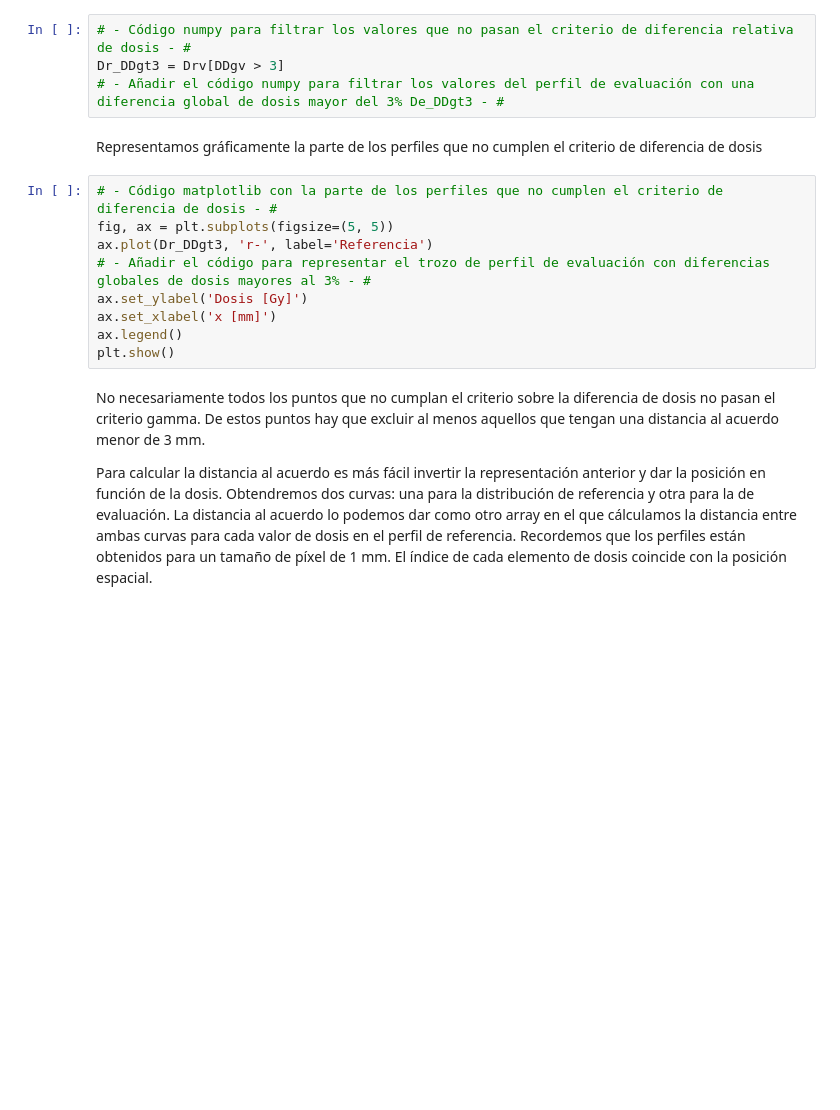
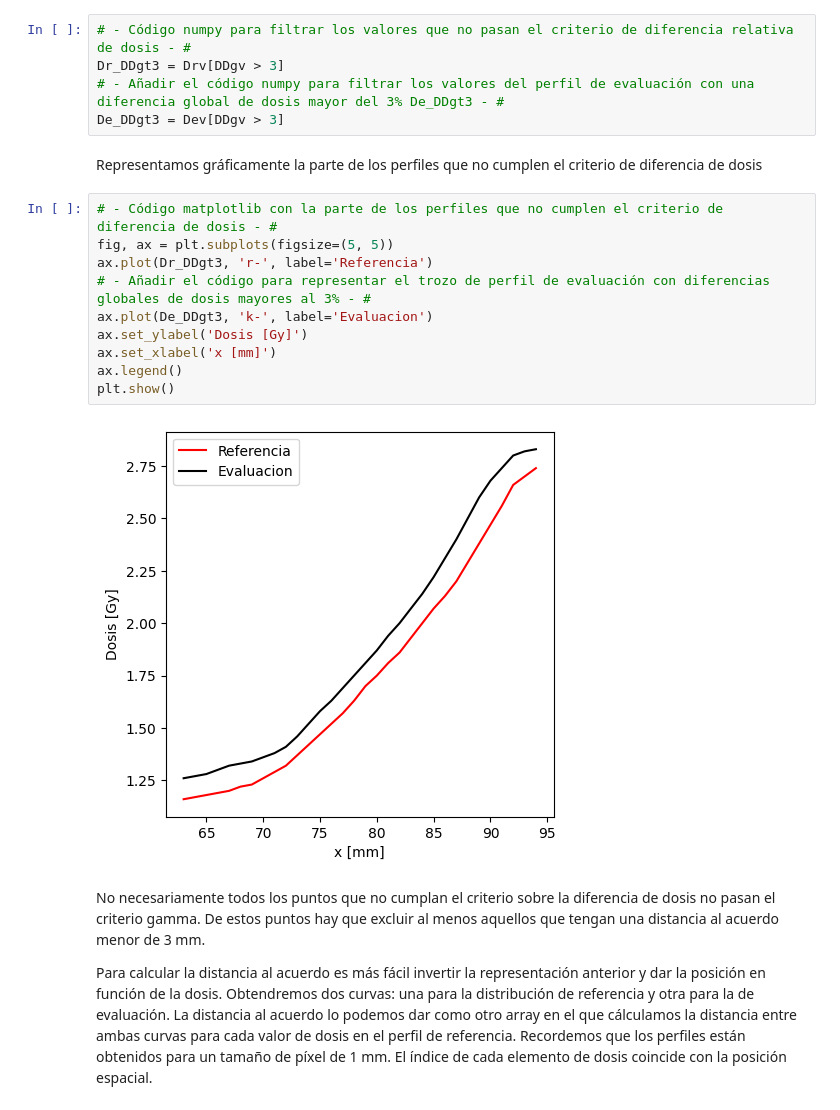
Before and after one commit to SofiBelmon/Practica1_radioterapia, a Jupyter notebook: Enunciados/ComparacionDistribucionesDosis/DistribucionesDosisIndiceGammaPropuesta.ipynb, the cells around one changed output. Saved outputs shown, nothing was run; the diff lists cells and outputs as text; blank space fills up the shorter version.

```diff
--- a/Enunciados/ComparacionDistribucionesDosis/DistribucionesDosisIndiceGammaPropuesta.ipynb
+++ b/Enunciados/ComparacionDistribucionesDosis/DistribucionesDosisIndiceGammaPropuesta.ipynb
@@ -559,17 +602,21 @@ Filtramos los valores de los perfiles de evaluación y referencia que cumplen qu
 # - Código numpy para filtrar los valores que no pasan el criterio de diferencia relativa de dosis - #
 Dr_DDgt3 = Drv[DDgv > 3]
 # - Añadir el código numpy para filtrar los valores del perfil de evaluación con una diferencia global de dosis mayor del 3% De_DDgt3 - #
+De_DDgt3 = Dev[DDgv > 3]
 # %% [markdown]
 Representamos gráficamente la parte de los perfiles que no cumplen el criterio de diferencia de dosis
 # %%
 # - Código matplotlib con la parte de los perfiles que no cumplen el criterio de diferencia de dosis - #
 fig, ax = plt.subplots(figsize=(5, 5))
 ax.plot(Dr_DDgt3, 'r-', label='Referencia')
 # - Añadir el código para representar el trozo de perfil de evaluación con diferencias globales de dosis mayores al 3% - #
+ax.plot(De_DDgt3, 'k-', label='Evaluacion')
 ax.set_ylabel('Dosis [Gy]')
 ax.set_xlabel('x [mm]')
 ax.legend()
 plt.show()
+# %% [output]
+[figure, added]
 # %% [markdown]
 No necesariamente todos los puntos que no cumplan el criterio sobre la diferencia de dosis no pasan el criterio gamma. De estos puntos hay que excluir al menos aquellos que tengan una distancia al acuerdo menor de 3 mm.
 
```
Also changed, not shown: parts of 12 cells of this notebook.
